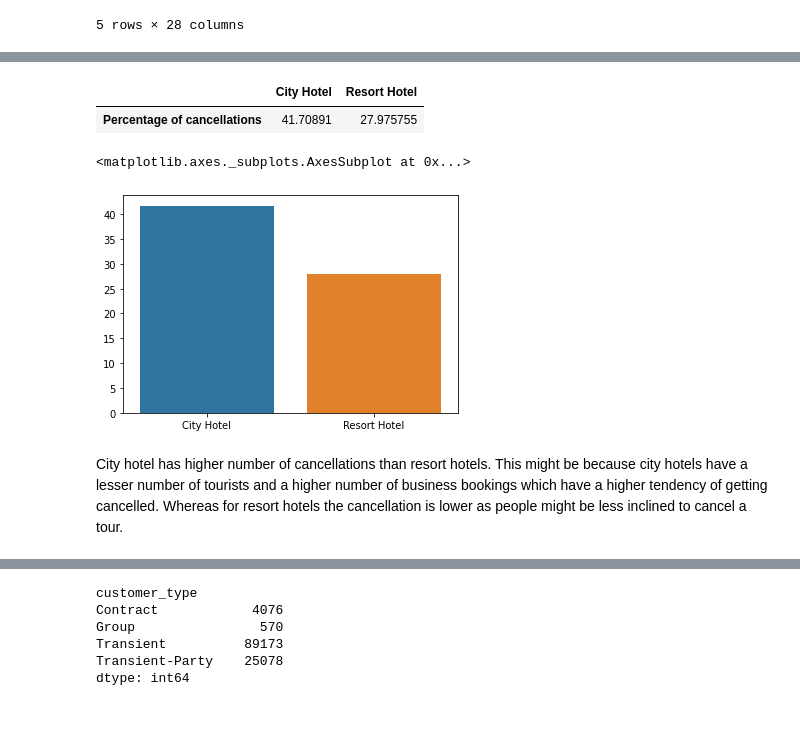
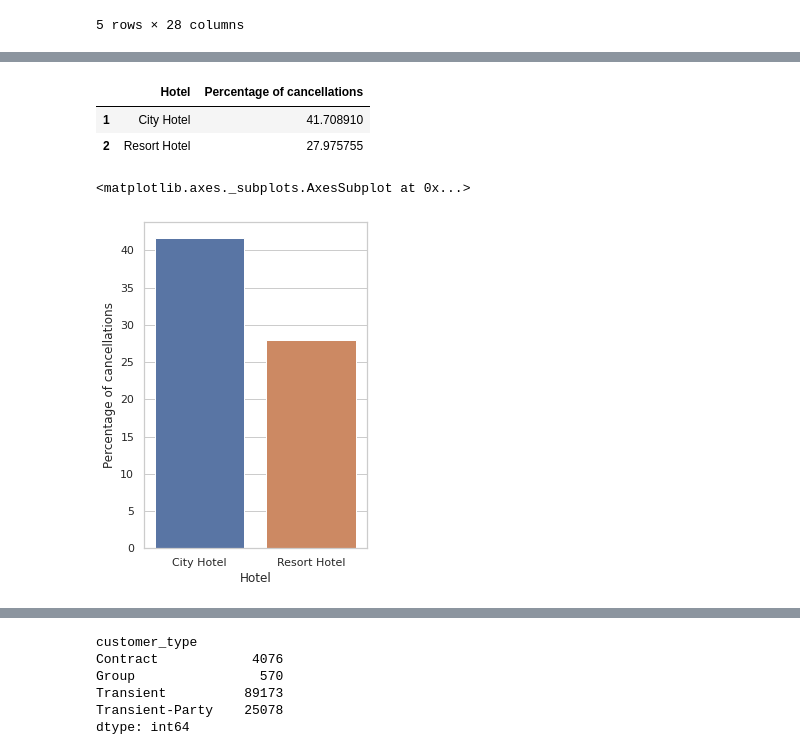
Before and after one commit to manm0han/hotel-booking-eda, a Jupyter notebook: Manmohan_Madhu_Hotel_Booking_Analysis_Capstone_Project.ipynb, the cells around one changed output, grey strips where cells are left out. Drawn from its saved outputs; the diff is of its cells as text; code cells hidden in the pictures; blank space fills up the shorter version.

```diff
--- a/Manmohan_Madhu_Hotel_Booking_Analysis_Capstone_Project.ipynb
+++ b/Manmohan_Madhu_Hotel_Booking_Analysis_Capstone_Project.ipynb
@@ -272,0 +275,5 @@ ob = hotel_booking_df.groupby(['hotel', 'is_canceled']).size()
+# %%
+# Determining cancellations per hotel
+# 0 is not cancelled and 1 is cancelled
+cancellations = hotel_booking_df.groupby(['hotel', 'is_canceled']).size()
+pd.DataFrame(cancellations, columns = ['Number of cancellations'])
@@ -273,15 +287,18 @@ ob = hotel_booking_df.groupby(['hotel', 'is_canceled']).size()
 # %%
-df = pd.DataFrame(data = {'City Hotel' : ob['City Hotel'][1]/(ob['City Hotel'][1]+ob['City Hotel'][0])*100,
-                          'Resort Hotel' : ob['Resort Hotel'][1]/(ob['Resort Hotel'][1]+ob['Resort Hotel'][0])*100}, index = ['Percentage of cancellations'])
+# Calculating percentage of cancellations and storing it in a dataframe
+cancellations_df = pd.DataFrame(data = [['City Hotel', cancellations['City Hotel'][1]/(cancellations['City Hotel'][1]+cancellations['City Hotel'][0])*100],
+                            ['Resort Hotel', cancellations['Resort Hotel'][1]/(cancellations['Resort Hotel'][1]+cancellations['Resort Hotel'][0])*100]],
+                            columns = ['Hotel', 'Percentage of cancellations'], index = [1,2])
+cancellations_df
+# %% [output]
+|  | Hotel | Percentage of cancellations |
+| 1 | City Hotel | 41.708910 |
+| 2 | Resort Hotel | 27.975755 |
-# %%
-df
-# %% [output]
-|  | City Hotel | Resort Hotel |
-| Percentage of cancellations | 41.70891 | 27.975755 |
-# %%
-sns.barplot(data = df)
-# %% [output]
-<matplotlib.axes._subplots.AxesSubplot at 0x...>
-[figure, removed]
-# %% [markdown]
-City hotel has higher number of cancellations than resort hotels. This might be because city hotels have a lesser number of tourists and a higher number of business bookings which have a higher tendency of getting cancelled. Whereas for resort hotels the cancellation is lower as people might be less inclined to cancel a tour.
+# %%
+# Plotting the cancellation percentage
+sns.set_theme(style="whitegrid")
+plt.subplots(figsize = (4,6))
+sns.barplot(data = cancellations_df, x = 'Hotel', y = 'Percentage of cancellations')
+# %% [output]
+<matplotlib.axes._subplots.AxesSubplot at 0x...>
+[figure, added]
```
Also changed, not shown: parts of 10 cells of this notebook.
